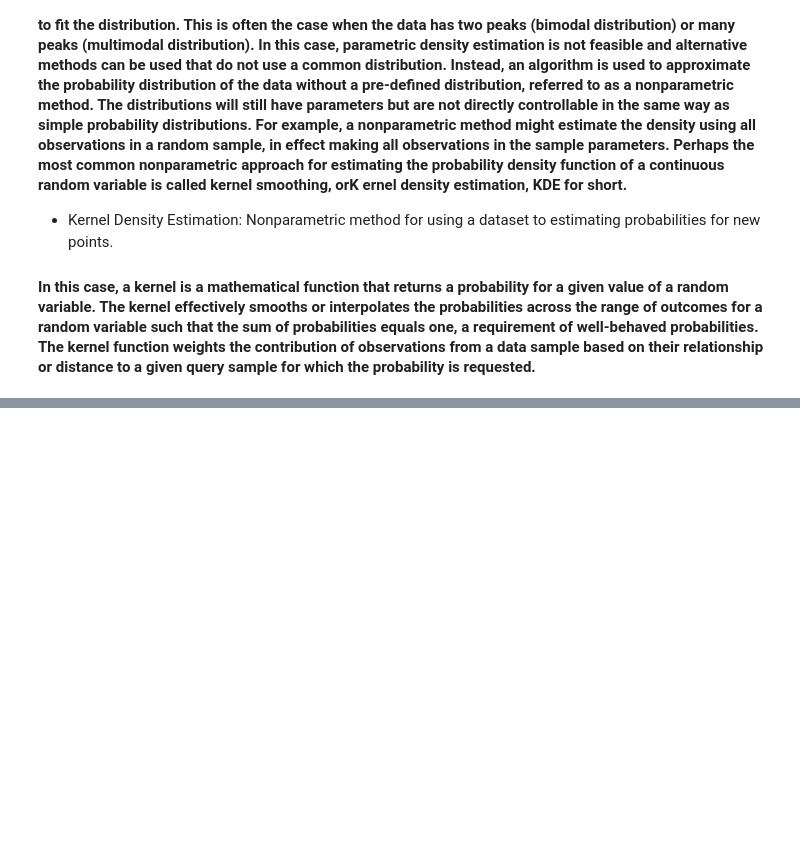
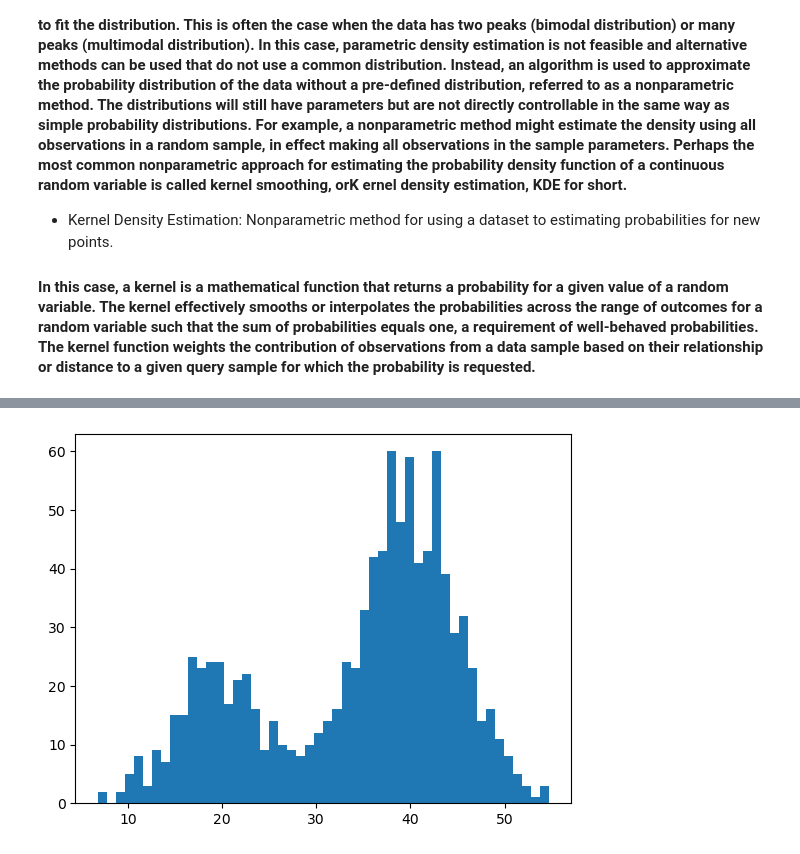
Before and after one commit to MaukanMir/AI-ML-Learning, a Jupyter notebook: Mathematics/Statistics/Probaility-Jason-Brown-Lee/Distribution.ipynb, the cells around one changed output, grey strips where cells are left out. Cells and saved outputs as stored; diff of their text form; code cells hidden in the pictures; blank space fills up the shorter version.

```diff
--- a/Mathematics/Statistics/Probaility-Jason-Brown-Lee/Distribution.ipynb
+++ b/Mathematics/Statistics/Probaility-Jason-Brown-Lee/Distribution.ipynb
@@ -365,0 +372,14 @@ Mean=49.730, Standard Deviation=4.974
+# %%
+# example of a bimodal data sample
+from matplotlib import pyplot
+from numpy.random import normal
+from numpy import hstack, vstack
+# generate a sample
+sample1 = normal(loc=20, scale=5, size=300)
+sample2 = normal(loc=40, scale=5, size=700)
+sample = hstack((sample1, sample2))
+# plot the histogram
+pyplot.hist(sample, bins=50)
+pyplot.show()
+# %% [output]
+[figure, added]
```
Also changed, not shown: parts of 2 cells of this notebook, 1 other file.
